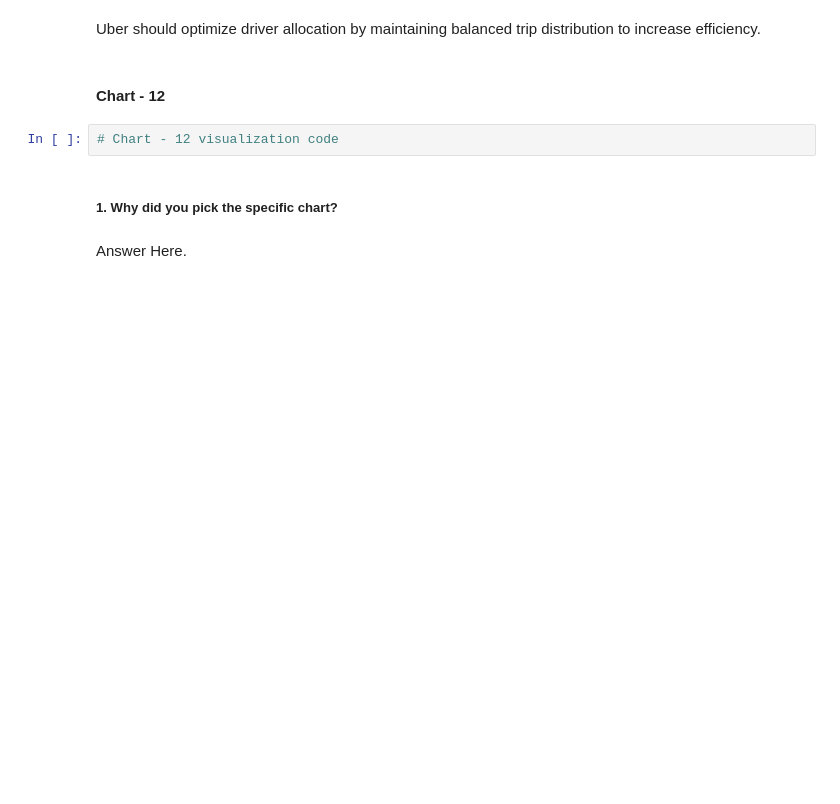
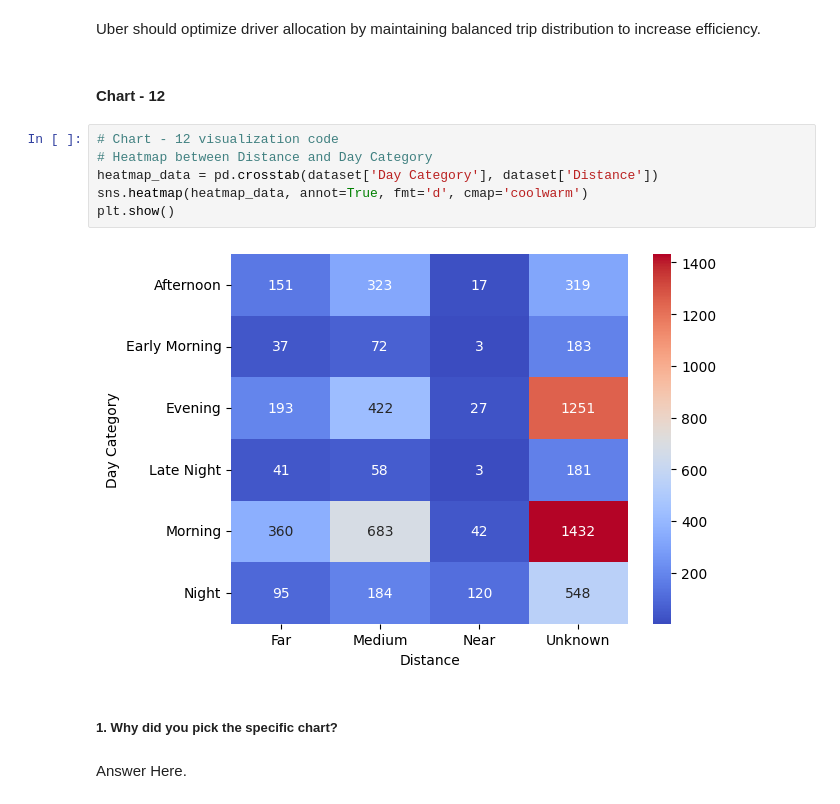
Before and after one commit to karthikdoguparthi/Uber-Supply-Demand-Gaps, a Jupyter notebook: UBER_Supply_Demand_Gaps.ipynb, the cells around one changed output. Cells and saved outputs as stored; diff of their text form; blank space fills up the shorter version.

```diff
--- a/UBER_Supply_Demand_Gaps.ipynb
+++ b/UBER_Supply_Demand_Gaps.ipynb
@@ -565,8 +584,14 @@ Are there any insights that lead to negative growth? Justify with specific reaso
 Uber should optimize driver allocation by maintaining balanced trip distribution to increase efficiency.
 # %% [markdown]
 #### Chart - 12
-# %%
-# Chart - 12 visualization code
+# %%
+# Chart - 12 visualization code
+# Heatmap between Distance and Day Category
+heatmap_data = pd.crosstab(dataset['Day Category'], dataset['Distance'])
+sns.heatmap(heatmap_data, annot=True, fmt='d', cmap='coolwarm')
+plt.show()
+# %% [output]
+[figure, added]
 # %% [markdown]
 ##### 1. Why did you pick the specific chart?
 # %% [markdown]
```
Also changed, not shown: parts of 33 cells of this notebook.
